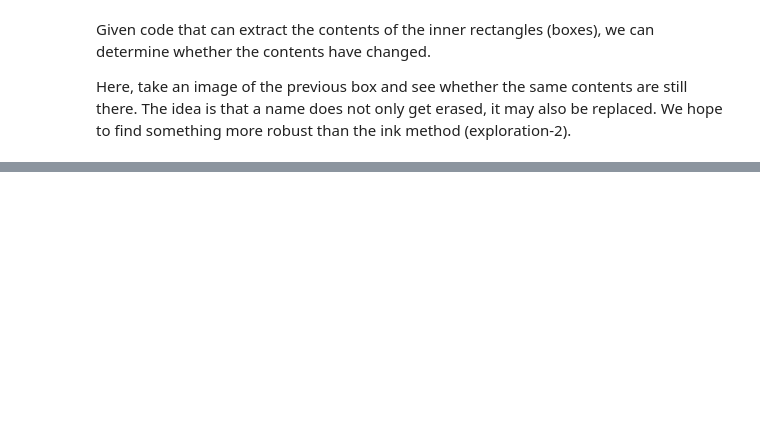
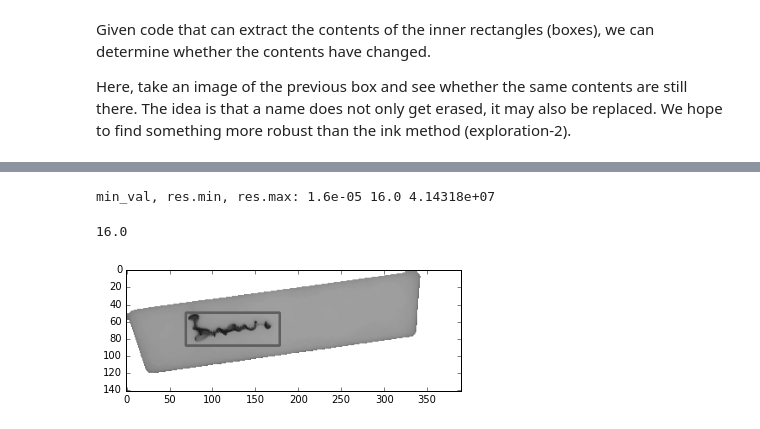
Before and after one commit to dirkjot/pingpongcam, a Jupyter notebook: opencv/exploration-3.ipynb, the cells around one changed output, grey strips where cells are left out. Cells and saved outputs as stored; diff of their text form; code cells hidden in the pictures; blank space fills up the shorter version.

```diff
--- a/opencv/exploration-3.ipynb
+++ b/opencv/exploration-3.ipynb
@@ -227,0 +155,34 @@ imshow(diff2)
+# %%
+def frame_img(img, dim):
+    "put image in a black frame so resulting image has shape dim"
+    framed = np.zeros(dim, dtype=img.dtype)
+    jx, jy = np.trunc((np.array(dim)  - np.array(img.shape))/2).astype(int)
+    assert jx>0 and jy>0, "Image must be smaller than desired dimensions"
+    framed[jx:jx+img.shape[0], jy:jy+img.shape[1]] = img
+    return framed
+
+
+def locate_template(img, template):
+    "Find template in image and produce stats + image "
+    img1 = img.copy()
+    method = cv2.TM_SQDIFF
+    w, h = template.shape[::-1]
+
+    res = cv2.matchTemplate(template,img1,method)
+    min_val, max_val, min_loc, max_loc = cv2.minMaxLoc(res)
+    top_left = min_loc
+    bottom_right = (top_left[0] + w, top_left[1] + h)
+    cv2.rectangle(img1,top_left, bottom_right, 128, 2)
+    print("min_val, res.min, res.max:", min_val/1e6, res.min(), res.max())
+    #framed = frame_img(res, img1.shape)
+    # this does not work because the scale (min-max) of framed is very different from res.
+    #plt.imshow(np.concatenate([img1.astype(np.float32)*np.mean(framed), framed.astype(np.float32)]), cmap="gray")
+    plt.imshow(img1.astype(np.float32), cmap="gray")
+    return min_val, img1
+
+value, _ = locate_template(writing1, template)
+value
+# %% [output]
+min_val, res.min, res.max: 1.6e-05 16.0 4.14318e+07
+16.0
+[figure, added]
```
Also changed, not shown: parts of 20 cells of this notebook, 1 other file.
